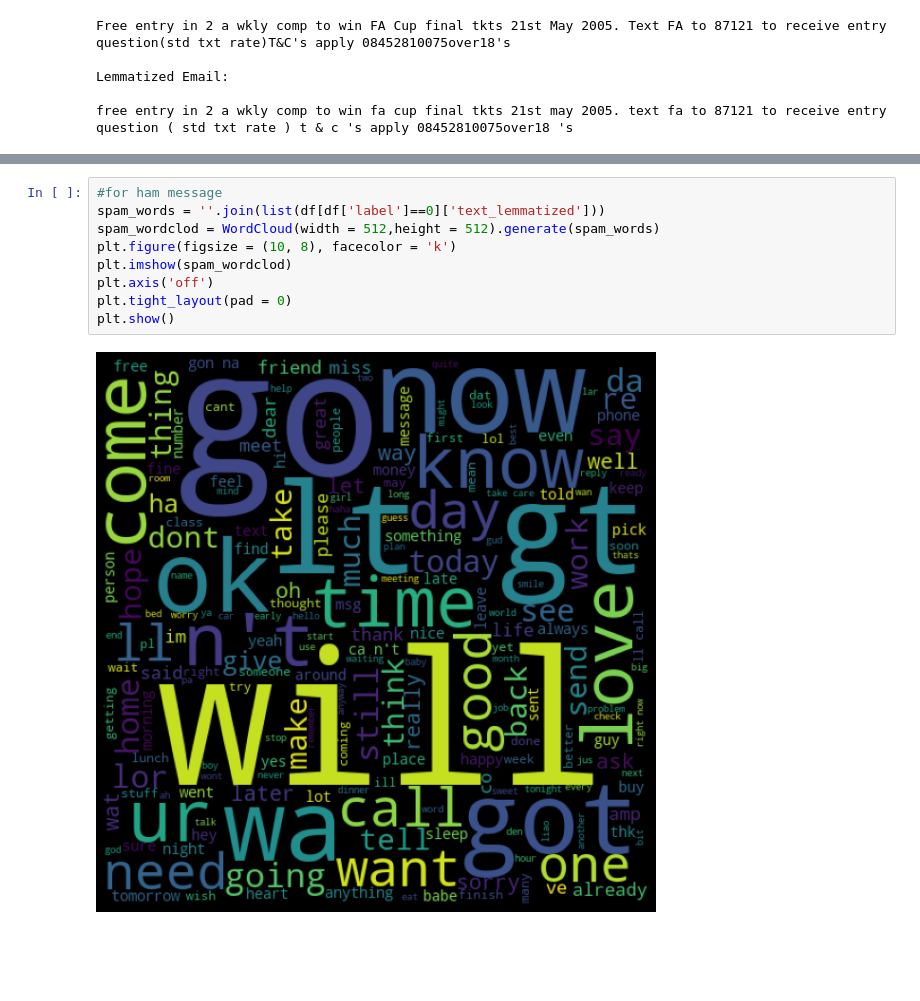
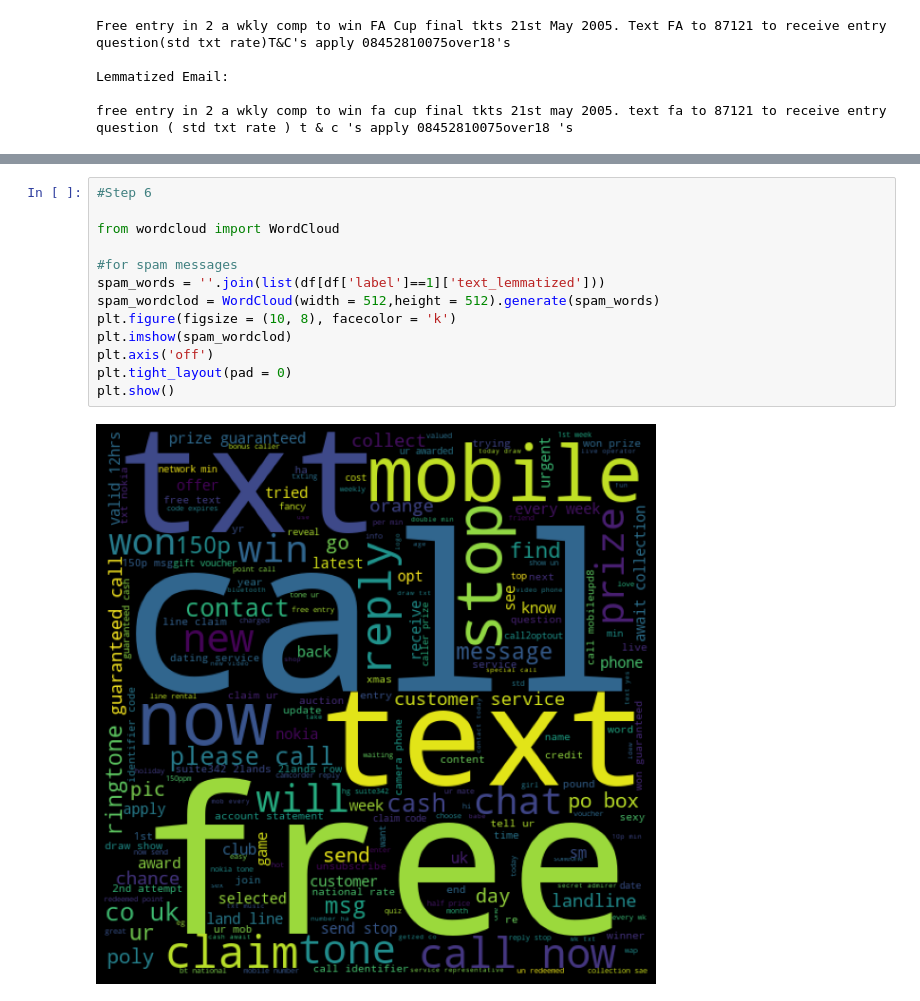
Before and after one commit to syeap2/CSCE478_ml, a Jupyter notebook: Assignment 3.ipynb, the cells around one changed output, grey strips where cells are left out. Saved outputs shown, nothing was run; the diff lists cells and outputs as text; blank space fills up the shorter version.

```diff
--- a/Assignment 3.ipynb
+++ b/Assignment 3.ipynb
@@ -86,11 +139,15 @@ plt.show()
 # %%
-#for ham message
-spam_words = ''.join(list(df[df['label']==0]['text_lemmatized']))
+#Step 6
+
+from wordcloud import WordCloud
+
+#for spam messages
+spam_words = ''.join(list(df[df['label']==1]['text_lemmatized']))
 spam_wordclod = WordCloud(width = 512,height = 512).generate(spam_words)
 plt.figure(figsize = (10, 8), facecolor = 'k')
 plt.imshow(spam_wordclod)
 plt.axis('off')
 plt.tight_layout(pad = 0)
 plt.show()
 # %% [output]
-[figure, old version]
+[figure, new version]
```
Also changed, not shown: parts of 9 cells of this notebook.
